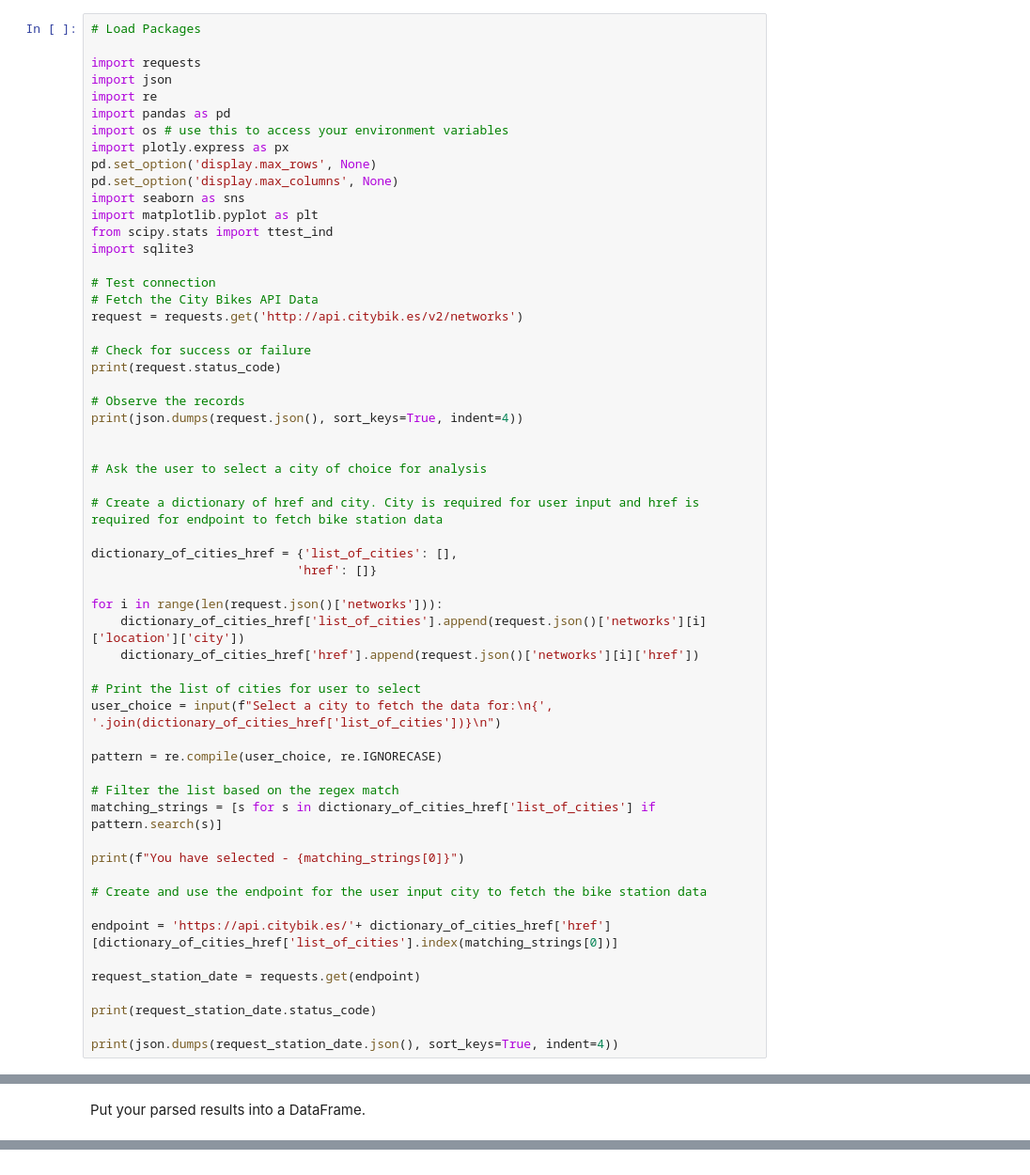
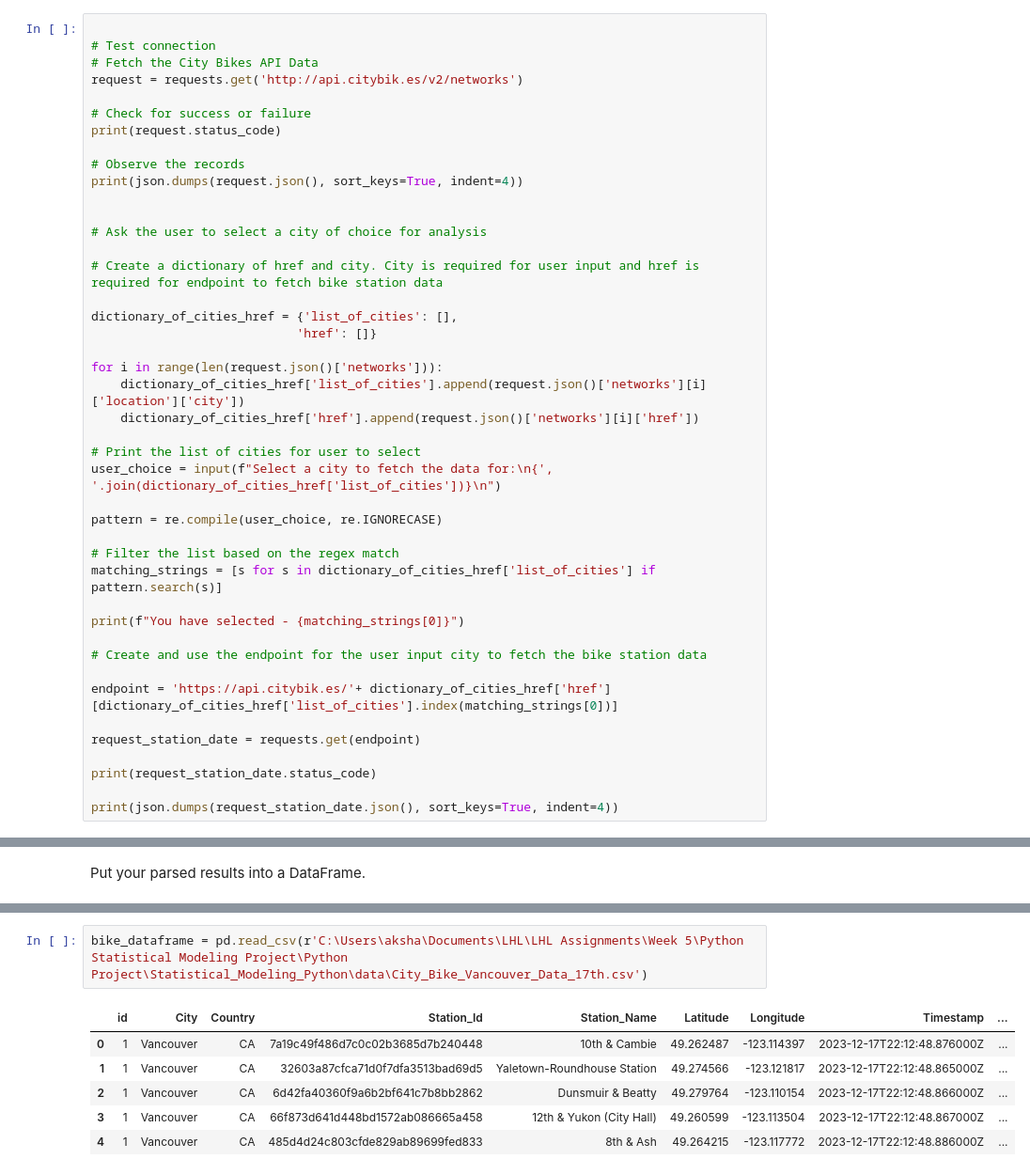
Before and after one commit to Akshaykhanna111/Vancouver-Bike-Station-Analysis-Correlating-Bike-Usage-with-Surrounding-Points-of-Interest, a Jupyter notebook: notebooks/city_bikes.ipynb, the cells around one changed output, grey strips where cells are left out. Shown at 94% size. Saved outputs shown, nothing was run; the diff lists cells and outputs as text.

```diff
--- a/notebooks/city_bikes.ipynb
+++ b/notebooks/city_bikes.ipynb
@@ -5,18 +42,4 @@ Send a request to CityBikes for the city of your choice.
 # %%
-# Load Packages
-
-import requests
-import json
-import re
-import pandas as pd
-import os # use this to access your environment variables
-import plotly.express as px
-pd.set_option('display.max_rows', None)
-pd.set_option('display.max_columns', None)
-import seaborn as sns
-import matplotlib.pyplot as plt
-from scipy.stats import ttest_ind
-import sqlite3
 
 # Test connection
 # Fetch the City Bikes API Data
@@ -139,0 +163,9 @@ bike_dataframe.to_csv(r'C:\Users\aksha\Documents\LHL\LHL Assignments\Week 5\Pyth
+# %%
+bike_dataframe = pd.read_csv(r'C:\Users\aksha\Documents\LHL\LHL Assignments\Week 5\Python Statistical Modeling Project\Python Project\Statistical_Modeling_Python\data\City_Bike_Vancouver_Data_17th.csv')
+# %% [output]
+|  | id | City | Country | Station_Id | Station_Name | Latitude | Longitude | Timestamp | ... |
+| 0 | 1 | Vancouver | CA | 7a19c49f486d7c0c02b3685d7b240448 | 10th & Cambie | 49.262487 | -123.114397 | 2023-12-17T22:12:48.876000Z | ... |
+| 1 | 1 | Vancouver | CA | 32603a87cfca71d0f7dfa3513bad69d5 | Yaletown-Roundhouse Station | 49.274566 | -123.121817 | 2023-12-17T22:12:48.865000Z | ... |
+| 2 | 1 | Vancouver | CA | 6d42fa40360f9a6b2bf641c7b8bb2862 | Dunsmuir & Beatty | 49.279764 | -123.110154 | 2023-12-17T22:12:48.866000Z | ... |
+| 3 | 1 | Vancouver | CA | 66f873d641d448bd1572ab086665a458 | 12th & Yukon (City Hall) | 49.260599 | -123.113504 | 2023-12-17T22:12:48.867000Z | ... |
+| 4 | 1 | Vancouver | CA | 485d4d24c803cfde829ab89699fed833 | 8th & Ash | 49.264215 | -123.117772 | 2023-12-17T22:12:48.886000Z | ... |
```
Also changed, not shown: parts of 2 cells of this notebook, 8 other files.
